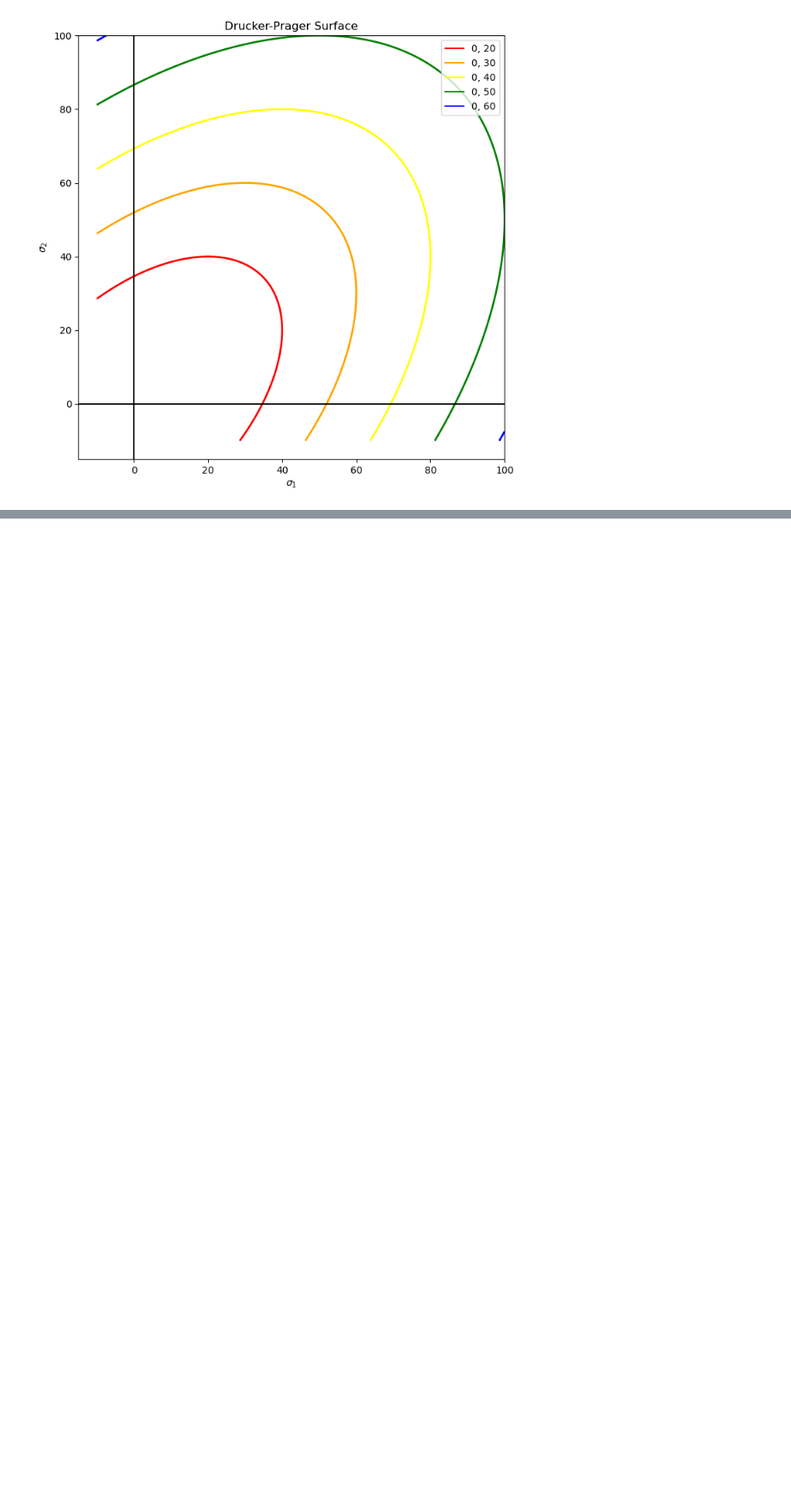
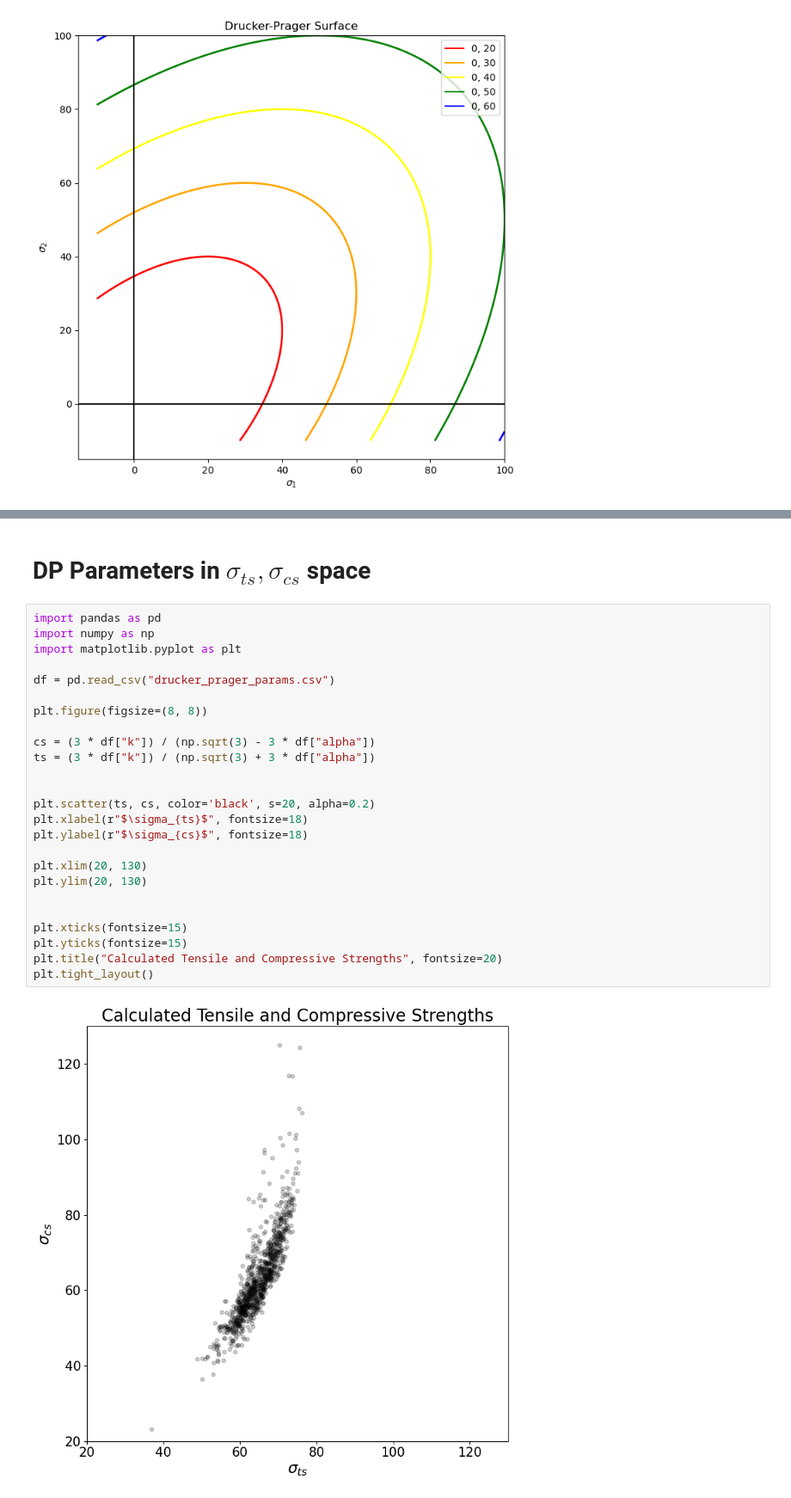
Before and after one commit to abon11/Graphene_Strength_Surface, a Jupyter notebook: sandbox.ipynb, the cells around one changed output, grey strips where cells are left out. Shown: that part at 86% size. Saved outputs shown, nothing was run; the diff lists cells and outputs as text; blank space fills up the shorter version.

```diff
--- a/sandbox.ipynb
+++ b/sandbox.ipynb
@@ -174,0 +182,29 @@ plt.tight_layout()
+# %% [markdown]
+# DP Parameters in $\sigma_{ts}, \sigma_{cs}$ space
+# %%
+import pandas as pd
+import numpy as np
+import matplotlib.pyplot as plt
+
+df = pd.read_csv("drucker_prager_params.csv")
+
+plt.figure(figsize=(8, 8))
+
+cs = (3 * df["k"]) / (np.sqrt(3) - 3 * df["alpha"])
+ts = (3 * df["k"]) / (np.sqrt(3) + 3 * df["alpha"])
+
+
+plt.scatter(ts, cs, color='black', s=20, alpha=0.2)
+plt.xlabel(r"$\sigma_{ts}$", fontsize=18)
+plt.ylabel(r"$\sigma_{cs}$", fontsize=18)
+
+plt.xlim(20, 130)
+plt.ylim(20, 130)
+
+
+plt.xticks(fontsize=15)
+plt.yticks(fontsize=15)
+plt.title("Calculated Tensile and Compressive Strengths", fontsize=20)
+plt.tight_layout()
+# %% [output]
+[figure, added]
```
Also changed, not shown: parts of 7 cells of this notebook, 3 other files.
